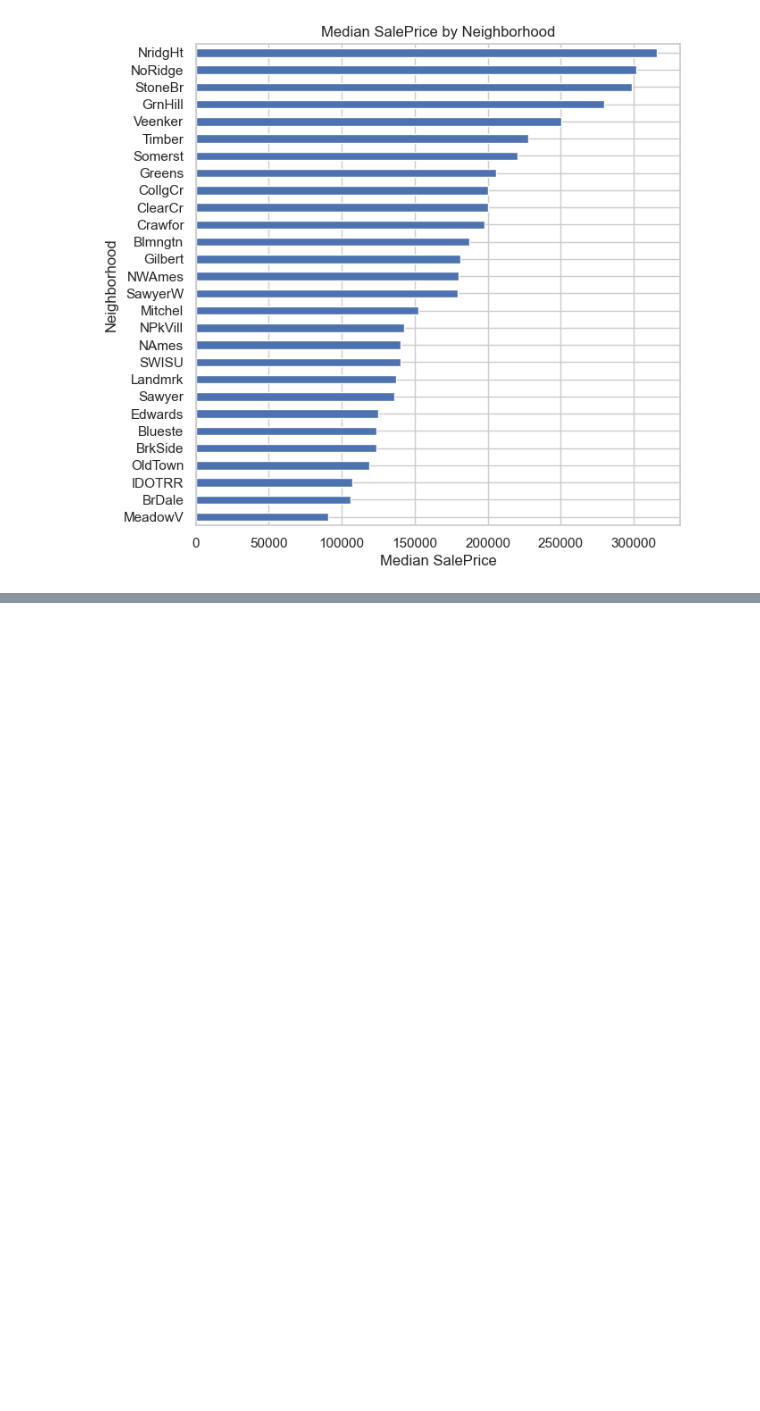
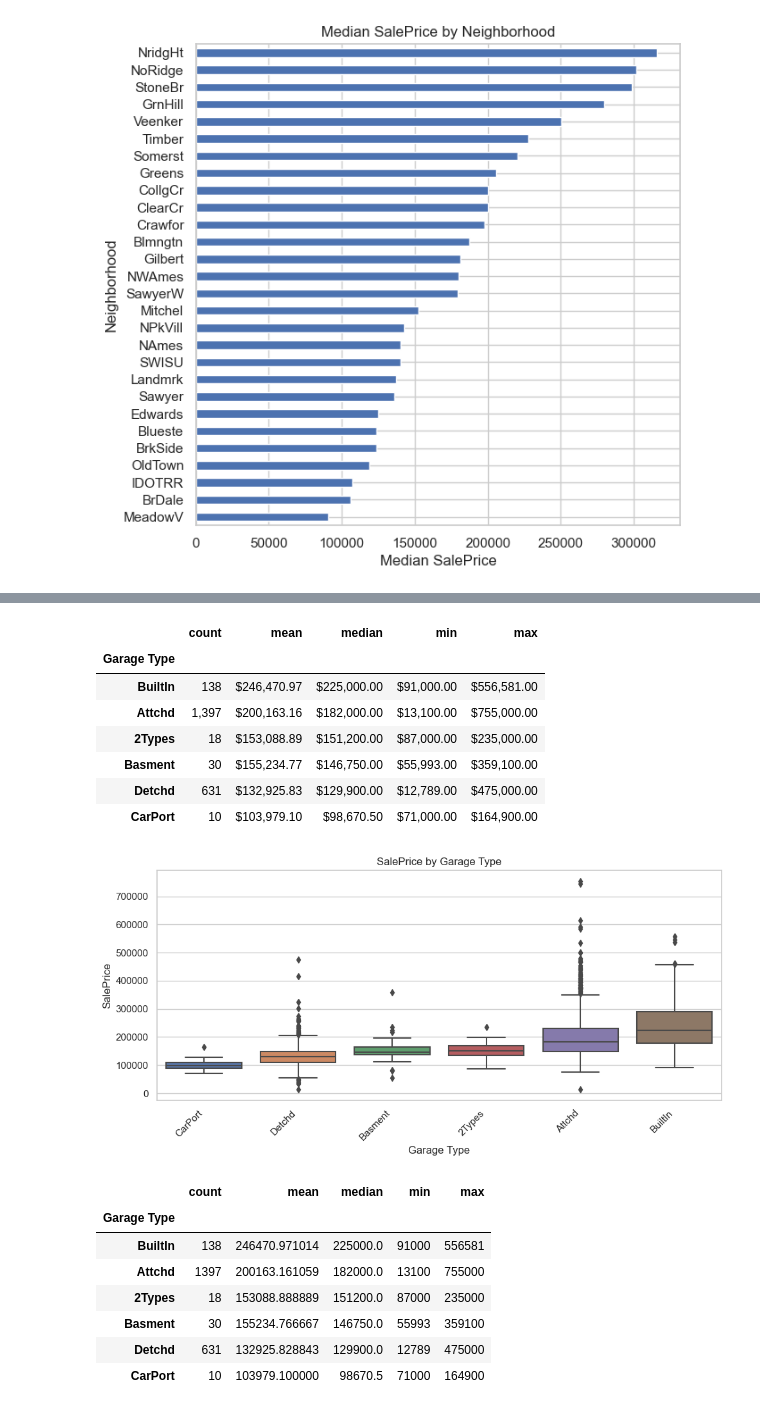
Before and after one commit to sanches-davi/ames-housing-price-prediction, a Jupyter notebook: notebooks/EDA.ipynb, the cells around one changed output, grey strips where cells are left out. Drawn from its saved outputs; the diff is of its cells as text; code cells hidden in the pictures; blank space fills up the shorter version.

```diff
--- a/notebooks/EDA.ipynb
+++ b/notebooks/EDA.ipynb
@@ -724,0 +617,21 @@ plt.show()
+# %%
+# Analyze SalePrice by Garage Type
+analyze_categorical_feature(train_data, "Garage Type")
+# %% [output]
+|  | count | mean | median | min | max |
+| Garage Type |  |  |  |  |  |
+| BuiltIn | 138 | $246,470.97 | $225,000.00 | $91,000.00 | $556,581.00 |
+| Attchd | 1,397 | $200,163.16 | $182,000.00 | $13,100.00 | $755,000.00 |
+| 2Types | 18 | $153,088.89 | $151,200.00 | $87,000.00 | $235,000.00 |
+| Basment | 30 | $155,234.77 | $146,750.00 | $55,993.00 | $359,100.00 |
+| Detchd | 631 | $132,925.83 | $129,900.00 | $12,789.00 | $475,000.00 |
+| CarPort | 10 | $103,979.10 | $98,670.50 | $71,000.00 | $164,900.00 |
+[figure, added]
+|  | count | mean | median | min | max |
+| Garage Type |  |  |  |  |  |
+| BuiltIn | 138 | 246470.971014 | 225000.0 | 91000 | 556581 |
+| Attchd | 1397 | 200163.161059 | 182000.0 | 13100 | 755000 |
+| 2Types | 18 | 153088.888889 | 151200.0 | 87000 | 235000 |
+| Basment | 30 | 155234.766667 | 146750.0 | 55993 | 359100 |
+| Detchd | 631 | 132925.828843 | 129900.0 | 12789 | 475000 |
+| CarPort | 10 | 103979.100000 | 98670.5 | 71000 | 164900 |
```
Also changed, not shown: parts of 15 cells of this notebook.
